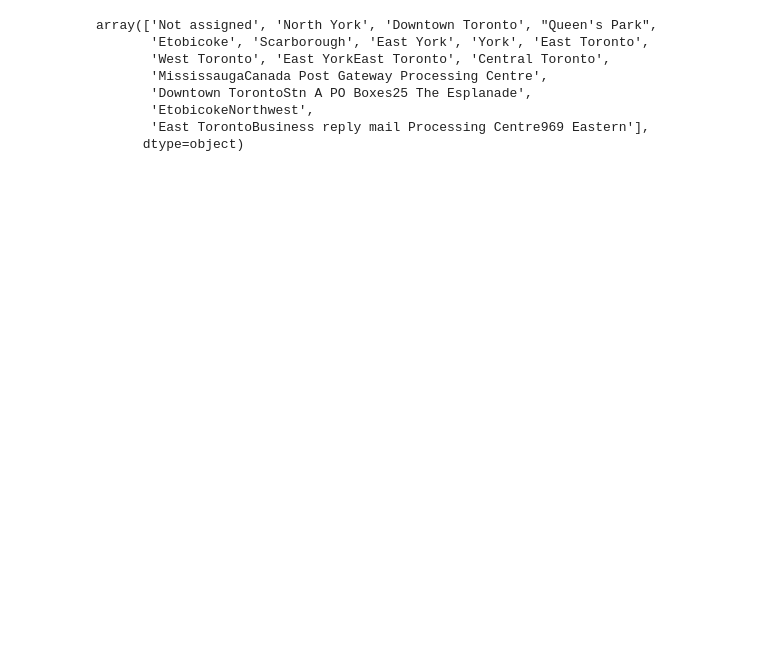
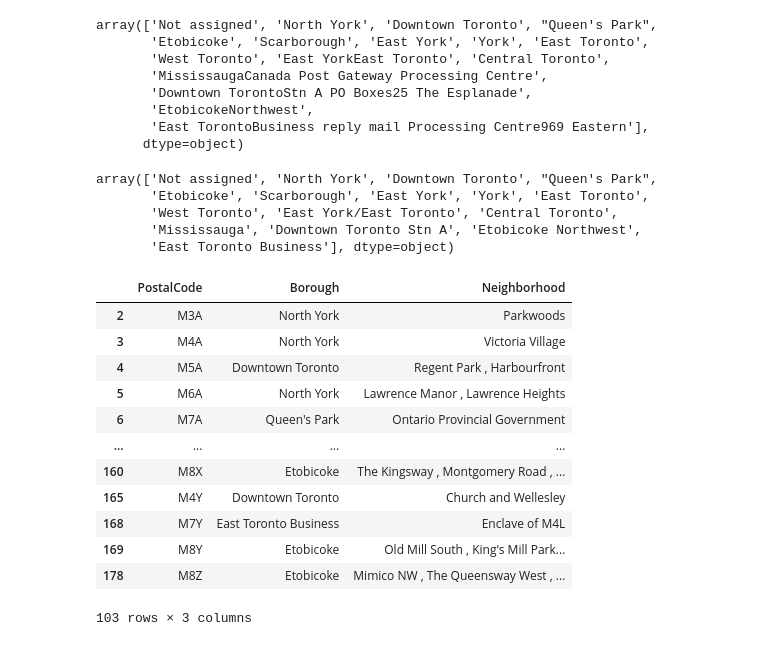
Before and after one commit to Missmisa333/Coursera_Capstone, a Jupyter notebook: Clustering_Toronto_Web_Scraping.ipynb, the cells around one changed output. Drawn from its saved outputs; the diff is of its cells as text; code cells hidden in the pictures; blank space fills up the shorter version.

```diff
--- a/Clustering_Toronto_Web_Scraping.ipynb
+++ b/Clustering_Toronto_Web_Scraping.ipynb
@@ -81,3 +88,42 @@ df['Borough'] = df['Borough'].replace({'Downtown TorontoStn A PO Boxes25 The Esp
                                              'East TorontoBusiness reply mail Processing Centre969 Eastern':'East Toronto Business',
                                              'EtobicokeNorthwest':'Etobicoke Northwest','East YorkEast Toronto':'East York/East Toronto',
                                              'MississaugaCanada Post Gateway Processing Centre':'Mississauga'})
+# %%
+df['Borough'].unique()
+# %% [output]
+array(['Not assigned', 'North York', 'Downtown Toronto', "Queen's Park",
+       'Etobicoke', 'Scarborough', 'East York', 'York', 'East Toronto',
+       'West Toronto', 'East York/East Toronto', 'Central Toronto',
+       'Mississauga', 'Downtown Toronto Stn A', 'Etobicoke Northwest',
+       'East Toronto Business'], dtype=object)
+# %%
+indexing = -1
+list_na = []
+
+
+for rows in df.values:
+  boroughs = rows[1]
+  if boroughs == "Not assigned":
+    list_na.append(rows[0])
+
+for rows in df.values:
+  indexing = indexing + 1
+  for boroughs_na in list_na:
+    if rows[0] == boroughs_na:
+      df = df.drop(labels = indexing, axis = 0)
+
+df
+# %% [output]
+|  | PostalCode | Borough | Neighborhood |
+| 2 | M3A | North York | Parkwoods |
+| 3 | M4A | North York | Victoria Village |
+| 4 | M5A | Downtown Toronto | Regent Park , Harbourfront |
+| 5 | M6A | North York | Lawrence Manor , Lawrence Heights |
+| 6 | M7A | Queen's Park | Ontario Provincial Government |
+| ... | ... | ... | ... |
+| 160 | M8X | Etobicoke | The Kingsway , Montgomery Road , ... |
+| 165 | M4Y | Downtown Toronto | Church and Wellesley |
+| 168 | M7Y | East Toronto Business | Enclave of M4L |
+| 169 | M8Y | Etobicoke | Old Mill South , King's Mill Park... |
+| 178 | M8Z | Etobicoke | Mimico NW , The Queensway West , ... |
+103 rows × 3 columns
```
Also changed, not shown: parts of 15 cells of this notebook.
